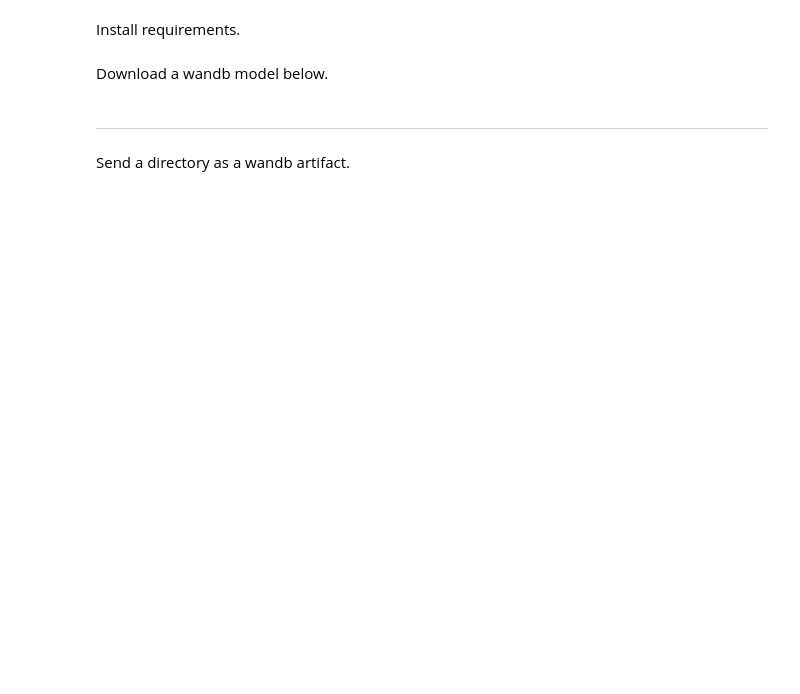
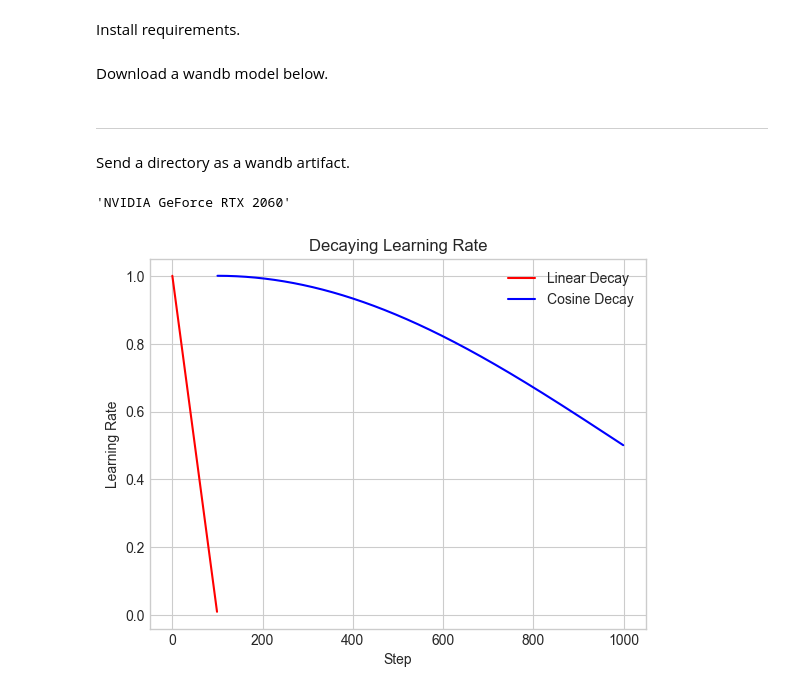
Before and after one commit to Oumar199/Wolof_traduction, a Jupyter notebook: aws_installations.ipynb, the cells around one changed output. Cells and saved outputs as stored; diff of their text form; code cells hidden in the pictures; blank space fills up the shorter version.

Commit message:
adding the new notebook and evaluation function

```diff
--- a/aws_installations.ipynb
+++ b/aws_installations.ipynb
@@ -53,0 +56,42 @@ def add_directory(directory, artifact_name, project: str = 'fw_artifacts', entit
+# %%
+torch.cuda.get_device_name()
+# %% [output]
+'NVIDIA GeForce RTX 2060'
+# %%
+import numpy as np
+import matplotlib.pyplot as plt
+
+# initialize the learning rate and the number of steps
+lr = 1
+num_steps = 1000
+
+# the following function calculate the linear decay rate
+def linear_decay(step, num_steps, lr):
+    return lr * (1.0 - step / num_steps)
+
+# the following function calculate the cosine decay rate
+def cosine_decay(step, num_steps, lr):
+    prog = lr * (step / num_steps)
+    return 0.5 * (1.0 + np.cos(np.pi * ((0.5 * prog) % 1.0)))
+
+# trace the curve of the learning rate using 0.1 percent of the steps for linear decay and the rest for cosine decay
+linear_lr = {'step': [], 'lr': []}
+cosine_lr = {'step': [], 'lr': []}
+for step in range(num_steps):
+    if step < num_steps * 0.1:
+        linear_lr['step'].append(step)
+        linear_lr['lr'].append(linear_decay(step, num_steps * 0.1, lr))
+    else:
+        cosine_lr['step'].append(step)
+        cosine_lr['lr'].append(cosine_decay(step - num_steps * 0.1, num_steps - num_steps * 0.1, lr))
+
+# plot the linear lr with red color and the cosine one with blue color
+plt.plot(linear_lr['step'], linear_lr['lr'], color='red')
+plt.plot(cosine_lr['step'], cosine_lr['lr'], color='blue')
+plt.xlabel('Step')
+plt.ylabel('Learning Rate')
+plt.title('Decaying Learning Rate')
+plt.legend(['Linear Decay', 'Cosine Decay'])
+plt.show()
+# %% [output]
+[figure, added]
```
Also changed, not shown: parts of 1 cell of this notebook, 3 other files.
